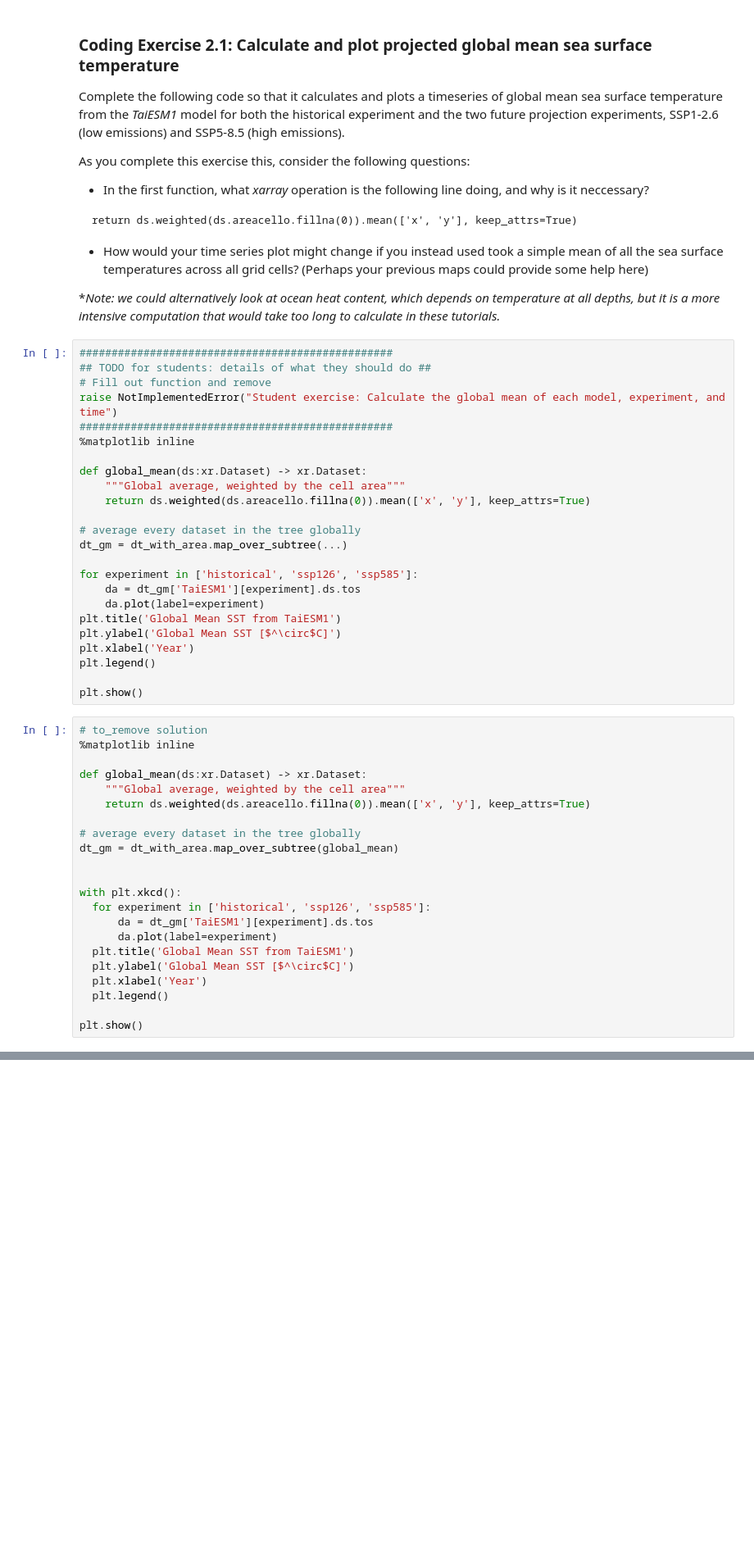
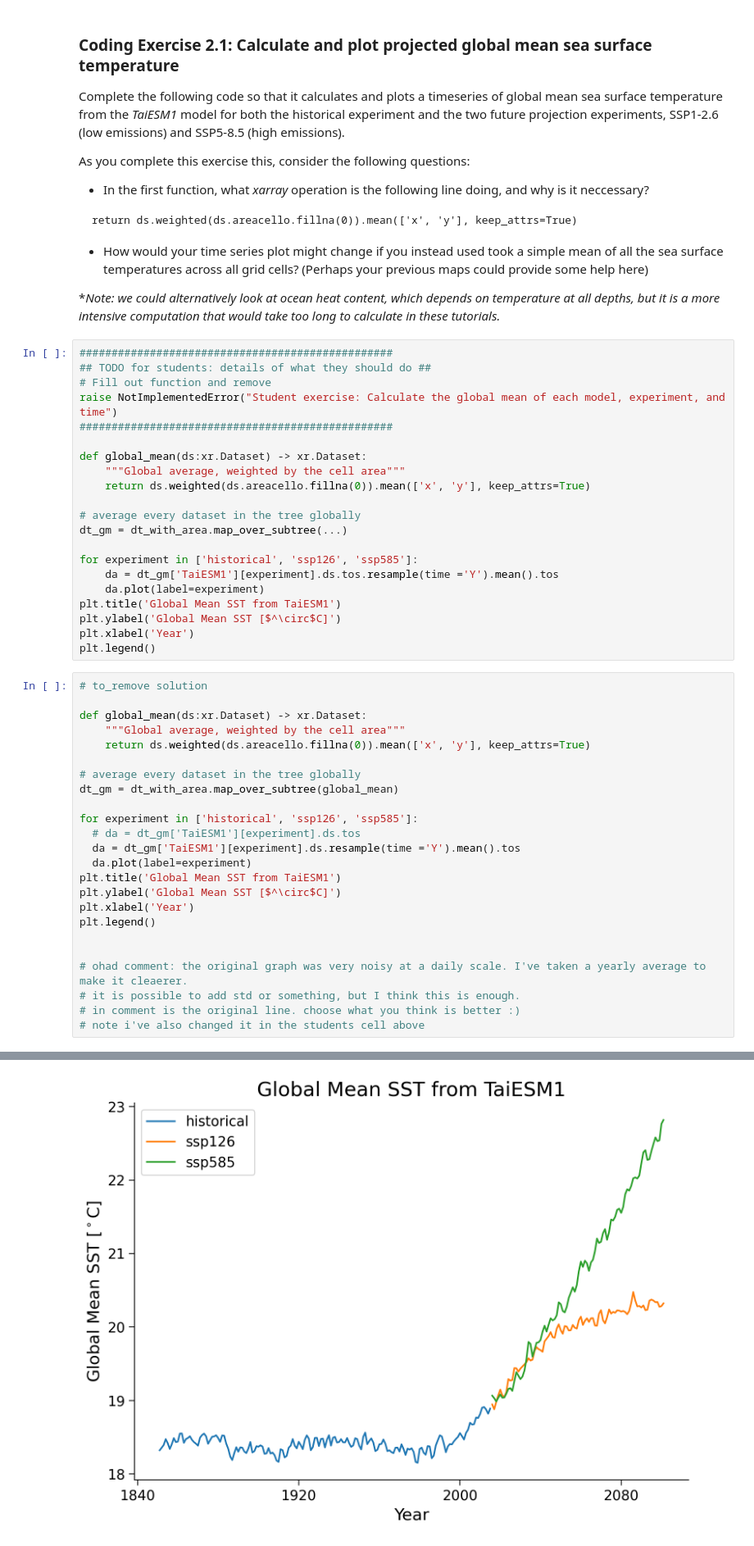
Before and after one commit to ClimateMatchAcademy/course-content, a Jupyter notebook: tutorials/W2D1_FutureClimate-IPCCIPhysicalBasis/W2D1_Tutorial_2.ipynb, the cells around one changed output, grey strips where cells are left out. Shown at 82% size. Cells and saved outputs as stored; diff of their text form; blank space fills up the shorter version.

```diff
--- a/tutorials/W2D1_FutureClimate-IPCCIPhysicalBasis/W2D1_Tutorial_2.ipynb
+++ b/tutorials/W2D1_FutureClimate-IPCCIPhysicalBasis/W2D1_Tutorial_2.ipynb
@@ -237,7 +242,6 @@ return ds.weighted(ds.areacello.fillna(0)).mean(['x', 'y'], keep_attrs=True)
 # Fill out function and remove
 raise NotImplementedError("Student exercise: Calculate the global mean of each model, experiment, and time")
 #################################################
-%matplotlib inline
 
 def global_mean(ds:xr.Dataset) -> xr.Dataset:
     """Global average, weighted by the cell area"""
@@ -247,17 +251,14 @@ def global_mean(ds:xr.Dataset) -> xr.Dataset:
 dt_gm = dt_with_area.map_over_subtree(...)
 
 for experiment in ['historical', 'ssp126', 'ssp585']:
-    da = dt_gm['TaiESM1'][experiment].ds.tos
+    da = dt_gm['TaiESM1'][experiment].ds.tos.resample(time ='Y').mean().tos
     da.plot(label=experiment)
 plt.title('Global Mean SST from TaiESM1')
 plt.ylabel('Global Mean SST [$^\circ$C]')
 plt.xlabel('Year')
 plt.legend()
-
-plt.show()
 # %%
 # to_remove solution
-%matplotlib inline
 
 def global_mean(ds:xr.Dataset) -> xr.Dataset:
     """Global average, weighted by the cell area"""
@@ -266,14 +267,18 @@ def global_mean(ds:xr.Dataset) -> xr.Dataset:
 # average every dataset in the tree globally
 dt_gm = dt_with_area.map_over_subtree(global_mean)
 
+for experiment in ['historical', 'ssp126', 'ssp585']:
+  # da = dt_gm['TaiESM1'][experiment].ds.tos
+  da = dt_gm['TaiESM1'][experiment].ds.resample(time ='Y').mean().tos
+  da.plot(label=experiment)
+plt.title('Global Mean SST from TaiESM1')
+plt.ylabel('Global Mean SST [$^\circ$C]')
+plt.xlabel('Year')
+plt.legend()
 
-with plt.xkcd():
-  for experiment in ['historical', 'ssp126', 'ssp585']:
-      da = dt_gm['TaiESM1'][experiment].ds.tos
-      da.plot(label=experiment)
-  plt.title('Global Mean SST from TaiESM1')
-  plt.ylabel('Global Mean SST [$^\circ$C]')
-  plt.xlabel('Year')
-  plt.legend()
 
-plt.show()
+# ohad comment: the original graph was very noisy at a daily scale. I've taken a yearly average to make it cleaerer.
+# it is possible to add std or something, but I think this is enough.
+# in comment is the original line. choose what you think is better :)
+# note i've also changed it in the students cell above
+# %% [output]
@@ -280,3 +286,4 @@ plt.show()
+[figure, added]
 # %% [markdown]
 ### Questions 1.1
 
```
Also changed, not shown: parts of 7 cells of this notebook.
